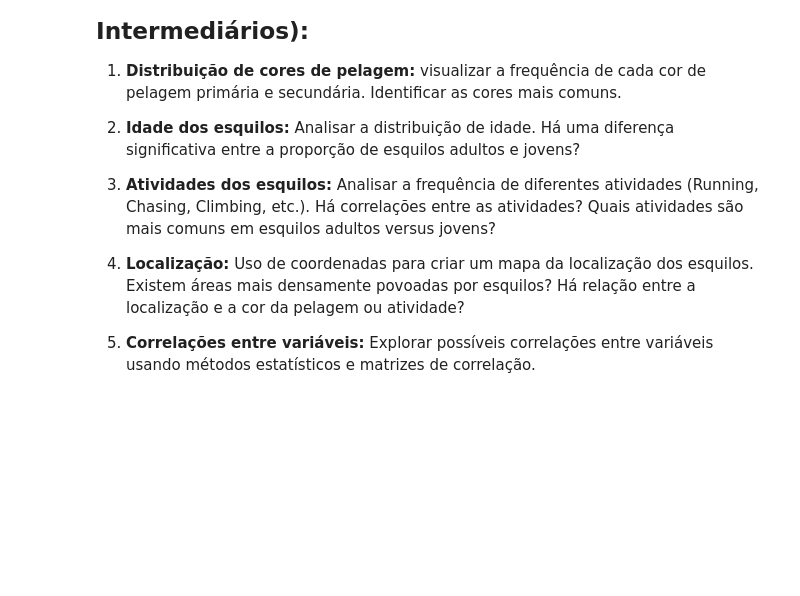
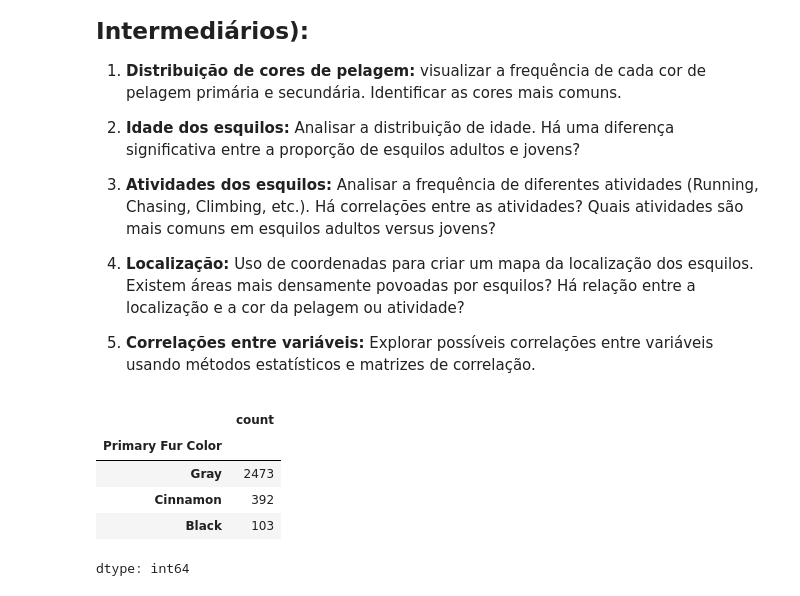
Before and after one commit to Mustasheep/Central-Park-Squirrel-Census, a Jupyter notebook: Central_Park_Squirrel_Census.ipynb, the cells around one changed output. Saved outputs shown, nothing was run; the diff lists cells and outputs as text; code cells hidden in the pictures; blank space fills up the shorter version.

```diff
--- a/Central_Park_Squirrel_Census.ipynb
+++ b/Central_Park_Squirrel_Census.ipynb
@@ -142,3 +129,14 @@ new_squirrel_data.head()
 4. **Localização:** Uso de coordenadas para criar um mapa da localização dos esquilos.  Existem áreas mais densamente povoadas por esquilos?  Há relação entre a localização e a cor da pelagem ou atividade?
 
 5. **Correlações entre variáveis:** Explorar possíveis correlações entre variáveis usando métodos estatísticos e matrizes de correlação.
+# %%
+# Visualizar a frequência de Primary Fur Color e Highlight Fur Color
+color_counts = new_squirrel_data['Primary Fur Color'].value_counts()
+color_counts
+# %% [output]
+|  | count |
+| Primary Fur Color |  |
+| Gray | 2473 |
+| Cinnamon | 392 |
+| Black | 103 |
+dtype: int64
```
Also changed, not shown: parts of 4 cells of this notebook.
